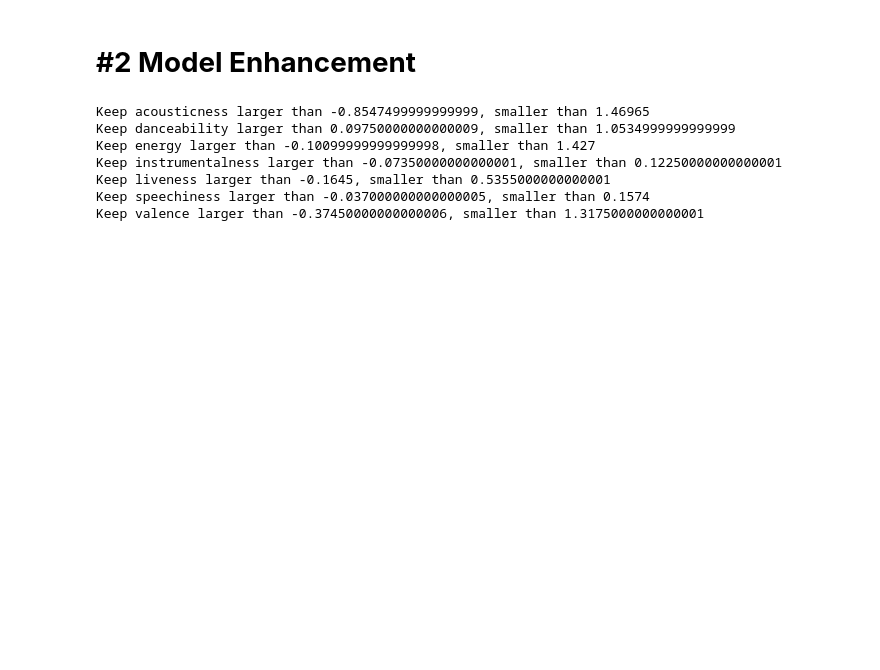
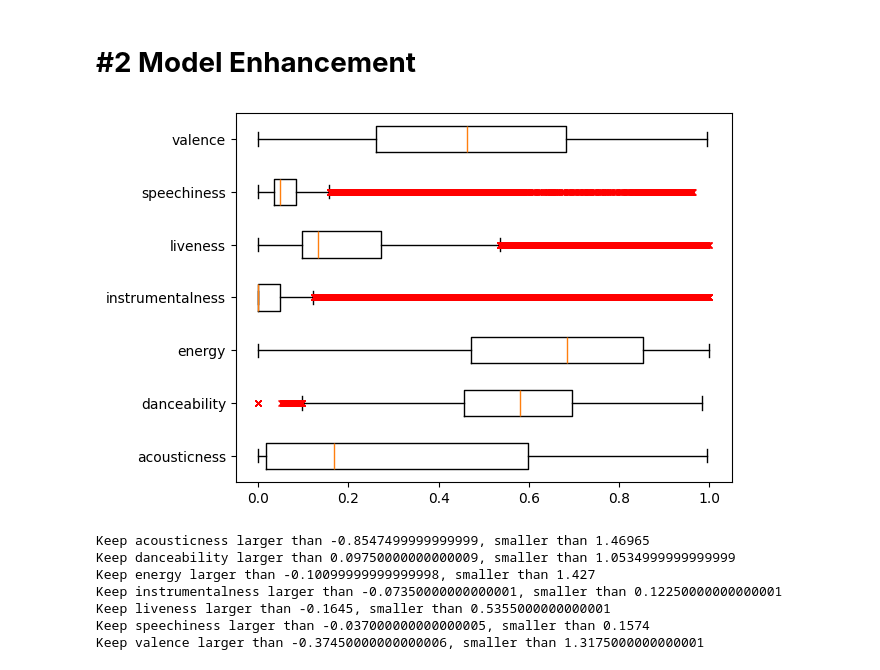
Before and after one commit to Priyanka-Keshavan/Team6_1.4_Spotify_Capstone, a Jupyter notebook: Spotify.ipynb, the cells around one changed output. Cells and saved outputs as stored; diff of their text form; code cells hidden in the pictures; blank space fills up the shorter version.

Commit message:
plotted outliers

```diff
--- a/Spotify.ipynb
+++ b/Spotify.ipynb
@@ -107,6 +107,15 @@ plt.show()
 # **#2 Model Enhancement**
 # %%
 tracks = tracks_df[["acousticness","danceability","energy","instrumentalness","liveness","speechiness","valence"]]
+# %%
+#Visualizes outliers
+outliers = plt.boxplot(tracks,
+                       orientation='horizontal',
+                       tick_labels = ["acousticness","danceability","energy","instrumentalness","liveness","speechiness","valence"],
+                       flierprops=dict(marker='x', markersize = '4', markeredgecolor='red', markerfacecolor = 'red'))
+plt.show()
+# %% [output]
+[figure, added]
 # %%
 #removes outliers from all columns using the IQR method
 
```
